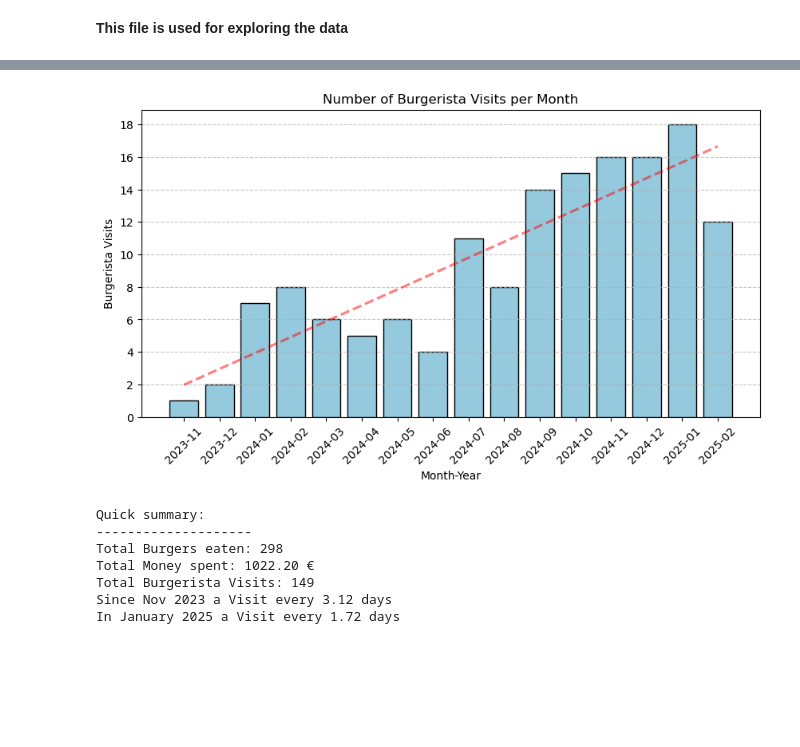
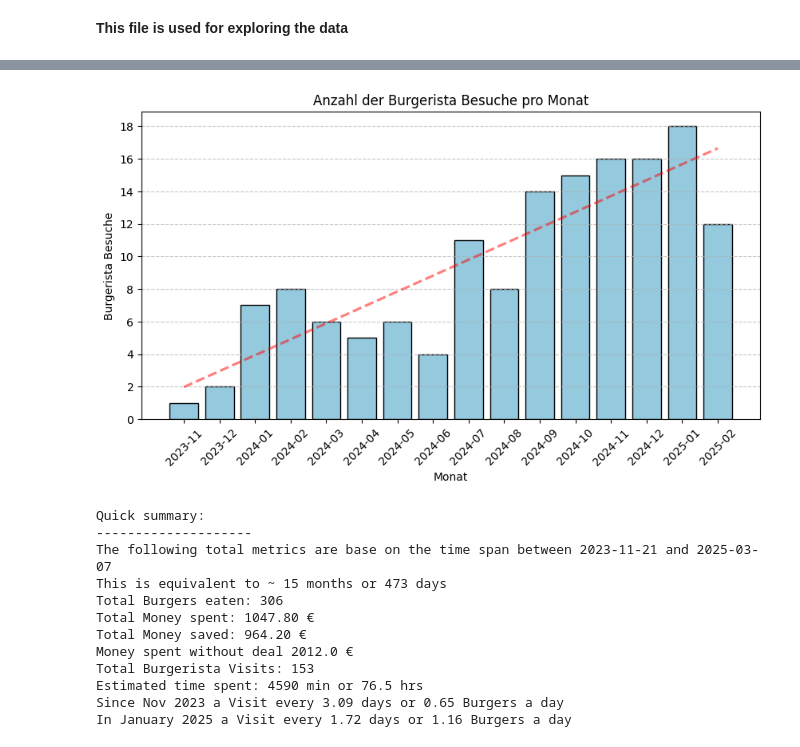
Before and after one commit to AnnihilatorChess/burger_project, a Jupyter notebook: data_exploration.ipynb, the cells around one changed output, grey strips where cells are left out. Drawn from its saved outputs; the diff is of its cells as text; code cells hidden in the pictures; blank space fills up the shorter version.

```diff
--- a/data_exploration.ipynb
+++ b/data_exploration.ipynb
@@ -43,22 +20,26 @@ dtype: object
 # %%
-plt.figure(figsize=(10,5))
-x_values = range(len(date_counts))
+def visits_per_month(df):
+    df = df[df["year_month"] != "2025-03"]
+    date_counts = df["year_month"].value_counts().sort_index()
+    plt.figure(figsize=(10,5))
+    x_values = range(len(date_counts))
+    y_values = date_counts.values
 
-y_values = date_counts.values
+    sns.barplot(x=date_counts.index.astype(str), y=y_values, color="skyblue", edgecolor="black")
 
-sns.barplot(x=date_counts.index.astype(str), y=y_values, color="skyblue", edgecolor="black")
+    # trendline
+    sns.regplot(x=list(x_values), y=y_values, scatter=False, color="red", ci=None, line_kws={'linestyle': '--', 'alpha': 0.5})
 
-# trendline
-sns.regplot(x=list(x_values), y=y_values, scatter=False, color="red", ci=None, line_kws={'linestyle': '--', 'alpha': 0.5})
-
-plt.xlabel("Month-Year")
-plt.ylabel("Burgerista Visits")
-plt.title("Number of Burgerista Visits per Month")
-plt.gca().yaxis.set_major_locator(mticker.MaxNLocator(integer=True))
-plt.xticks(rotation=45)
-plt.grid(axis="y", linestyle="--", alpha=0.7)
-
-plt.show()
+    plt.xlabel("Monat")
+    plt.ylabel("Burgerista Besuche")
+    plt.title("Anzahl der Burgerista Besuche pro Monat")
+    plt.gca().yaxis.set_major_locator(mticker.MaxNLocator(integer=True))
+    plt.xticks(rotation=45)
+    plt.grid(axis="y", linestyle="--", alpha=0.7)
+    # plt.savefig("Burgerista_Besuche.png")
+    plt.show()
-# %% [output]
-[figure, removed]
+# %%
+visits_per_month(df)
+# %% [output]
+[figure, added]
 # %%
@@ -80,23 +66,39 @@ jan = df[mask_jan]
 
 mean_visit_all = mean_visit(df)
 mean_visit_jan = mean_visit(jan)
+min_date = df["date"].min()
+max_date = df["date"].max()
+date_range = pd.date_range(start=min_date, end=max_date)
+date_count = len(date_range)
+total_money_saved = df.shape[0] * 6.4 - 30 * 0.5
 
 
 print("Quick summary:")
 print("-" * 20)
+print(f"The following total metrics are base on the time span between {min_date.date()} and {max_date.date()}")
+print(f"This is equivalent to ~ {date_count//30} months or {date_count} days")
 print(f"Total Burgers eaten: {total_burgers}")
 print(f"Total Money spent: {total_money_spent:.2f} €")
+print(f"Total Money saved: {total_money_saved:.2f} €")
+print(f"Money spent without deal {total_money_spent + total_money_saved} €")
+
 print(f"Total Burgerista Visits: {visits}")
-print(f"Since Nov 2023 a Visit every {mean_visit_all:.2f} days")
-print(f"In January 2025 a Visit every {mean_visit_jan:.2f} days")
+print(f"Estimated time spent: {visits * 30} min or {visits * 30/60} hrs")
+print(f"Since Nov 2023 a Visit every {mean_visit_all:.2f} days or {1/(mean_visit_all/2):.2f} Burgers a day")
+print(f"In January 2025 a Visit every {mean_visit_jan:.2f} days or {1/(mean_visit_jan/2):.2f} Burgers a day")
 # %% [output]
 Quick summary:
 --------------------
-Total Burgers eaten: 298
-Total Money spent: 1022.20 €
-Total Burgerista Visits: 149
-Since Nov 2023 a Visit every 3.12 days
-In January 2025 a Visit every 1.72 days
+The following total metrics are base on the time span between 2023-11-21 and 2025-03-07
+This is equivalent to ~ 15 months or 473 days
+Total Burgers eaten: 306
+Total Money spent: 1047.80 €
+Total Money saved: 964.20 €
+Money spent without deal 2012.0 €
+Total Burgerista Visits: 153
+Estimated time spent: 4590 min or 76.5 hrs
+Since Nov 2023 a Visit every 3.09 days or 0.65 Burgers a day
+In January 2025 a Visit every 1.72 days or 1.16 Burgers a day
 # %%
 def plot_weekdays(df):
     plt.figure(figsize=(10,5))
```
Also changed, not shown: parts of 8 cells of this notebook, 1 other file.
